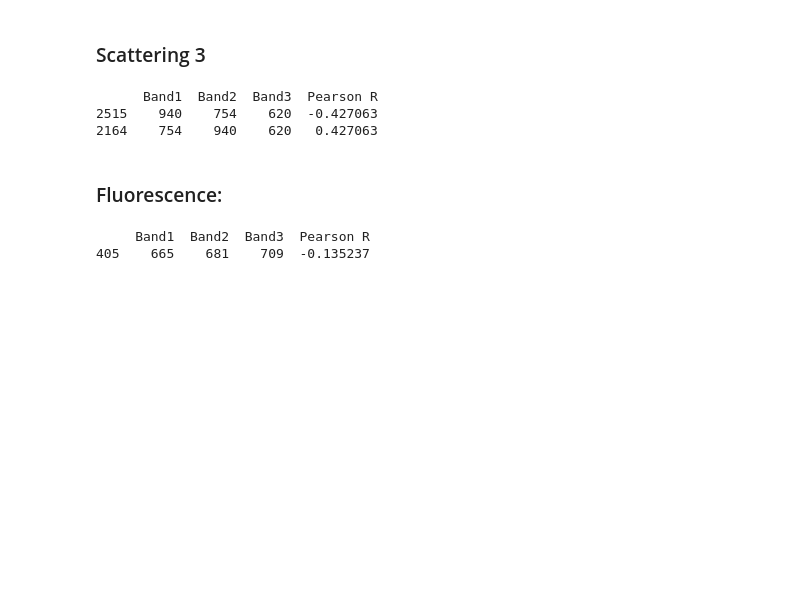
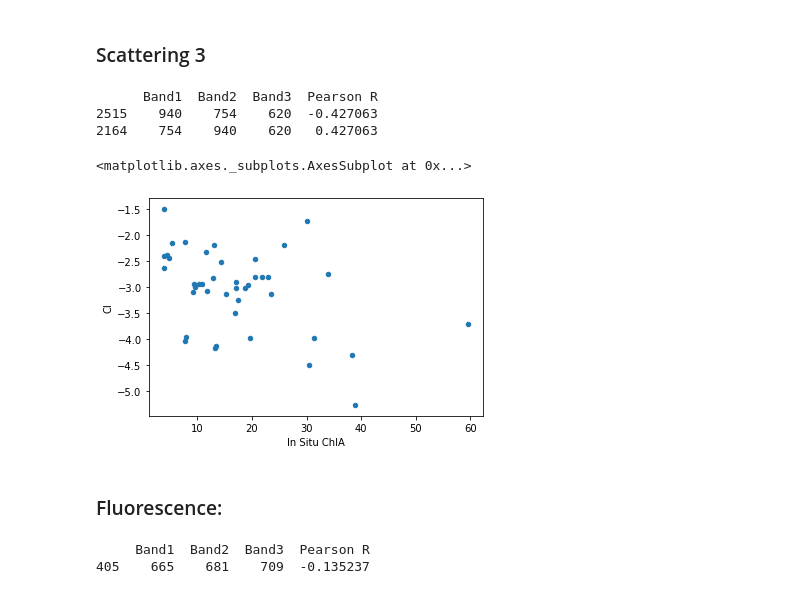
Before and after one commit to quachhungvietnam/HarmfulAlgalBloom, a Jupyter notebook: Capstone Code/Calibration curve 2.ipynb, the cells around one changed output. Cells and saved outputs as stored; diff of their text form; code cells hidden in the pictures; blank space fills up the shorter version.

```diff
--- a/Capstone Code/Calibration curve 2.ipynb
+++ b/Capstone Code/Calibration curve 2.ipynb
@@ -579,6 +579,13 @@ print(df.loc[(df["Pearson R"]==optimal_R)|(df["Pearson R"]==-optimal_R), :])
       Band1  Band2  Band3  Pearson R
 2515    940    754    620  -0.427063
 2164    754    940    620   0.427063
+# %%
+band1, band2, band3 = 940, 754, 620
+merged_data["CI"] = (1/merged_data[str(band1)] - 1/merged_data[str(band2)])*merged_data[str(band3)]
+merged_data.plot(x='In Situ ChlA', y='CI', kind='scatter')
+# %% [output]
+<matplotlib.axes._subplots.AxesSubplot at 0x...>
+[figure, added]
 # %% [markdown]
 ### Fluorescence:
 # %%
```
Also changed, not shown: parts of 28 cells of this notebook.
